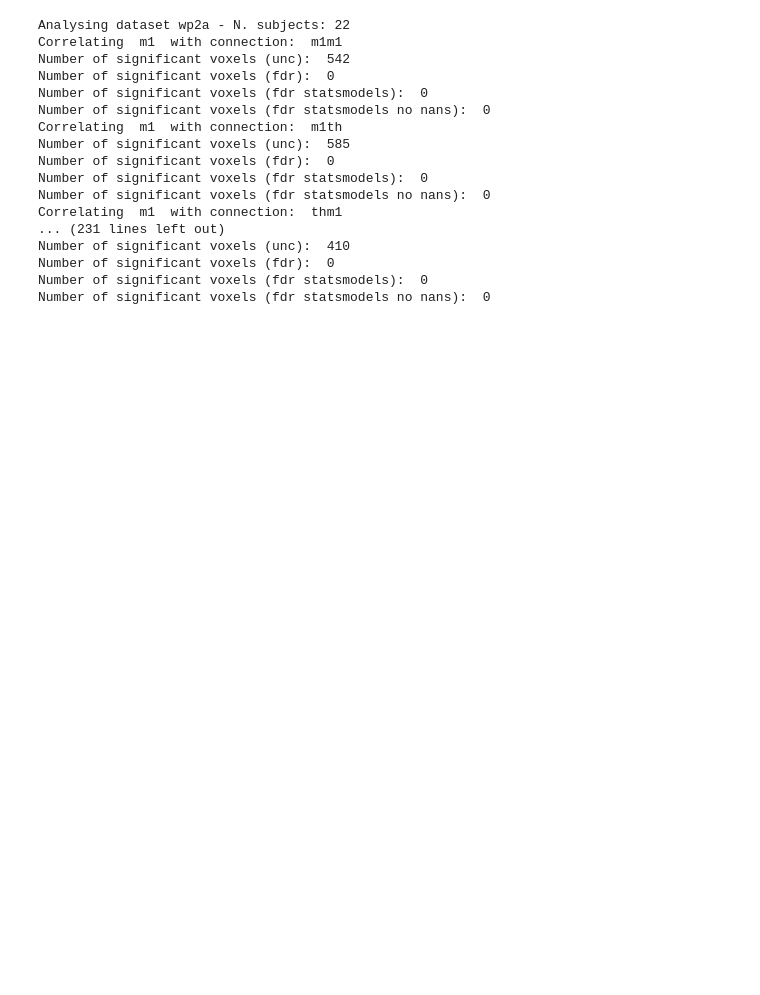
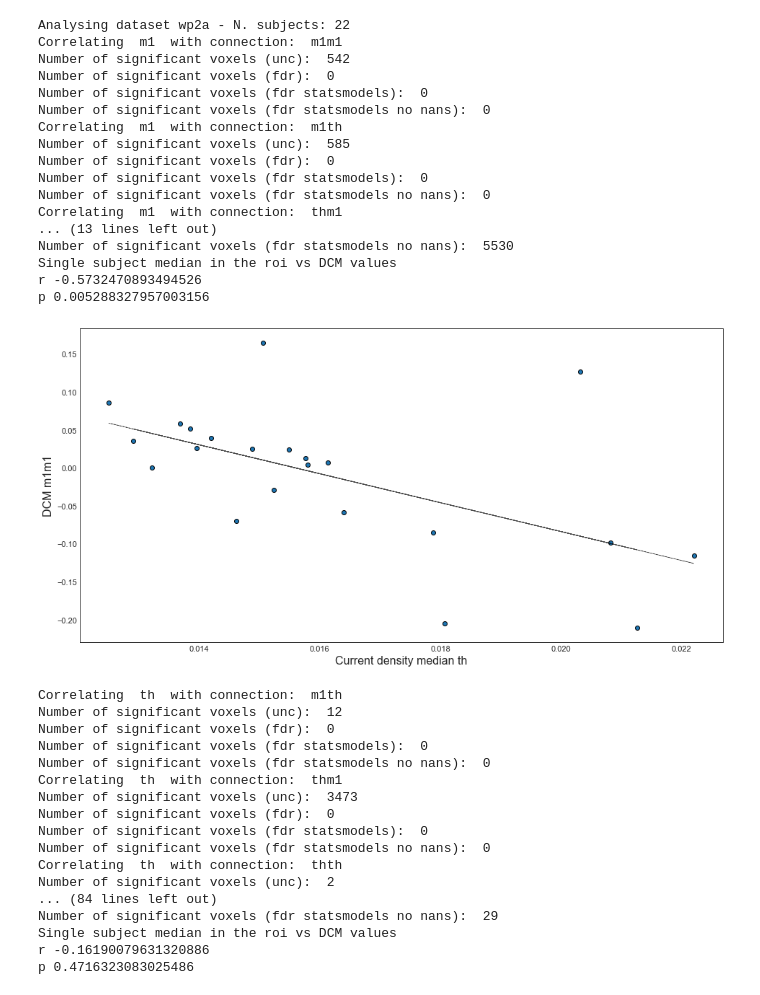
Before and after one commit to davide-aloi/wp1_2_roast, a Jupyter notebook: wp_all_cor_cd_dcm.ipynb, the cells around one changed output. Saved outputs shown, nothing was run; the diff lists cells and outputs as text; code cells hidden in the pictures; blank space fills up the shorter version.

Commit message:
I added some plots

```diff
--- a/wp_all_cor_cd_dcm.ipynb
+++ b/wp_all_cor_cd_dcm.ipynb
@@ -69,7 +69,7 @@ for db_id, db in enumerate(db_names):
     DCM = np.load(os.path.join(dcm_results_folder, db_names_dcm[db_id] + '_dcm_unthresholded.npy'))
 
     ## Conversion of diagonal values to Hz + recentering on 0
-    funcHz = lambda x: (-0.5*(np.exp(x))) if x != 0 else 0
+    funcHz = lambda x: (-0.5*(np.exp(x))) + 0.5 if x != 0 else 0
 
     # Positive values now indicate less self inhibition
     # Negative values indicate more self inhibition
@@ -118,6 +118,8 @@ for db_id, db in enumerate(db_names):
                     # calculate r and p and store it in the right voxel
 
                     cormap_r[idx,idy,idz], cormap_p[idx,idy,idz] = stats.pearsonr(p_v, con)
+
+                    # this is just a check I was doing but you can ignore it
                     if previous_p == cormap_p[idx,idy,idz]:
                         crash()
                     else:
@@ -151,7 +153,7 @@ for db_id, db in enumerate(db_names):
             print('Number of significant voxels (fdr statsmodels): ', fdr_p_2[0].sum())
 
             # The right one is the one below: this excludes nans from the FDR calculation,
-            # and some correlations are actually significant!!!! Just a few
+            # and some correlations are actually significant. Just a few
             print('Number of significant voxels (fdr statsmodels no nans): ', fdr_p_3[0].sum())
 
             # if more than 0 voxels survive FDR then save everything into nifti files
@@ -170,36 +172,90 @@ for db_id, db in enumerate(db_names):
                 for i, v in enumerate(roi.flatten()):
                     if v != 0:
                         fdr_p_map[i] = fdr_p_3[1][pos_in_array]
                         pos_in_array+=1
 
-                # I'll save a map with only the significant p values
+                # I'll save a map with only the significant p values (only for rois with
+                # statistically significant correlations between current density and dcm)
                 fdr_p_map_thresholded = np.where(fdr_p_map < 0.05, fdr_p_map, 0)
                 fdr_p_map_thresholded = np.reshape(fdr_p_map_thresholded, m1_resampled.shape)
 
                 if fdr_p_3[0].sum() > 0:
                     new_img_like(cd_maps, cormap_p).to_filename(db + '_' + roi_name + '_' + con_name + '_p_uncr.nii')
                     #new_img_like(cd_maps, fdr_p_map).to_filename(db_names_dcm[db_id] + '_' + roi_name + '_' + con_name + '_p_corFDR.nii')
                     new_img_like(cd_maps, fdr_p_map_thresholded).to_filename(db_names_dcm[db_id] + '_' + roi_name + '_' + con_name + '_p_corFDR_thresholded.nii')
+
+                    # I also want to plot correlation between the median of the current density
+                    # for the roi that resulted significant and dcm value
+                    #masking current density for each subject
+                    import matplotlib.pyplot as plt
+                    cd_maps_a_masked = cd_maps_a.copy()
+                    all_roi_medians = []
+                    for i in range(0, cd_maps_a.shape[3]):
+                        cd_maps_a_masked[:,:,:,i] = cd_maps_a[:,:,:,i] * roi
+                        cd_maps_a_masked[:,:,:,i] = np.where(cd_maps_a_masked[:,:,:,i] == 0, np.nan, cd_maps_a_masked[:,:,:,i])
+                        all_roi_medians.append(np.nanmedian(cd_maps_a_masked[:,:,:,i]))
+
+                    # printing r and p
+                    r1,p1  = scipy.stats.pearsonr(np.asarray(all_roi_medians), con)
+                    print('Single subject median in the roi vs DCM values')
+                    print('r ' +str(r1))
+                    print('p ' +str(p1))
+                    from numpy.polynomial.polynomial import polyfit
+                    x, y = np.asarray(all_roi_medians), con
+                    b, m = polyfit(x, y, 1)
+                    plt.rcParams['font.family'] = 'sans-serif'
+                    plt.rcParams['figure.figsize'] = (16,8)
+                    plt.rcParams['figure.facecolor'] = 'white'
+                    plt.scatter(x, y, edgecolors= "black")
+                    plt.xlabel('Current density median ' + roi_name)
+                    plt.ylabel('DCM ' + con_name)
+                    plt.plot(x, b + m * x, '--',color='black', linewidth=0.8, alpha = 0.7)
+                    plt.tick_params(axis='both', which='major', labelsize=11)
+
+                    text = 'r = ' + str(round(r1, 5)) + ' \np = ' + str(round(p1,4))
+
+                    #plt.savefig(db + 'cor.png', dpi=300)
+                    plt.show()
+
+                # This below is all ignored
                 # Let's save the 2 maps
                 #new_img_like(cd_maps, fdr_p_map).to_filename(db_names_dcm[db_id] + '_' + roi_name + '_' + con_name + '_p_corFDR.nii')
                 #new_img_like(cd_maps, fdr_p_map_thresholded).to_filename(db_names_dcm[db_id] + '_' + roi_name + '_' + con_name + '_p_corFDR_thresholded.nii')
                 #new_img_like(cd_maps, cormap_t_cor).to_filename(db + '_' + roi_name + '_' + con_name + '_t_cor.nii')
                 #new_img_like(cd_maps, cormap_p).to_filename(db + '_' + roi_name + '_' + con_name + '_p_uncr.nii')
 # %% [output]
 Analysing dataset wp2a - N. subjects: 22
 Correlating  m1  with connection:  m1m1
 Number of significant voxels (unc):  542
 Number of significant voxels (fdr):  0
 Number of significant voxels (fdr statsmodels):  0
 Number of significant voxels (fdr statsmodels no nans):  0
 Correlating  m1  with connection:  m1th
 Number of significant voxels (unc):  585
 Number of significant voxels (fdr):  0
 Number of significant voxels (fdr statsmodels):  0
 Number of significant voxels (fdr statsmodels no nans):  0
 Correlating  m1  with connection:  thm1
-... (231 lines left out)
-Number of significant voxels (unc):  410
-Number of significant voxels (fdr):  0
-Number of significant voxels (fdr statsmodels):  0
-Number of significant voxels (fdr statsmodels no nans):  0
+... (13 lines left out)
+Number of significant voxels (fdr statsmodels no nans):  5530
+Single subject median in the roi vs DCM values
+r -0.5732470893494526
+p 0.005288327957003156
+[figure, added]
+Correlating  th  with connection:  m1th
+Number of significant voxels (unc):  12
+Number of significant voxels (fdr):  0
+Number of significant voxels (fdr statsmodels):  0
+Number of significant voxels (fdr statsmodels no nans):  0
+Correlating  th  with connection:  thm1
+Number of significant voxels (unc):  3473
+Number of significant voxels (fdr):  0
+Number of significant voxels (fdr statsmodels):  0
+Number of significant voxels (fdr statsmodels no nans):  0
+Correlating  th  with connection:  thth
+Number of significant voxels (unc):  2
+... (84 lines left out)
+Number of significant voxels (fdr statsmodels no nans):  29
+Single subject median in the roi vs DCM values
+r -0.16190079631320886
+p 0.4716323083025486
```
Also changed, not shown: parts of 1 cell of this notebook.
